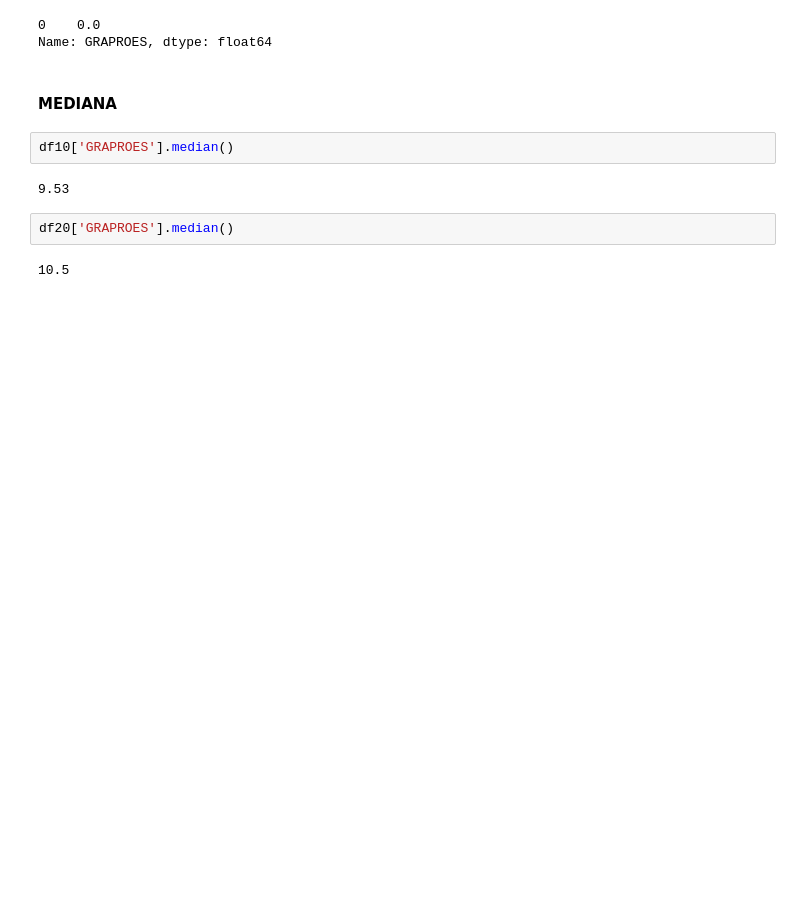
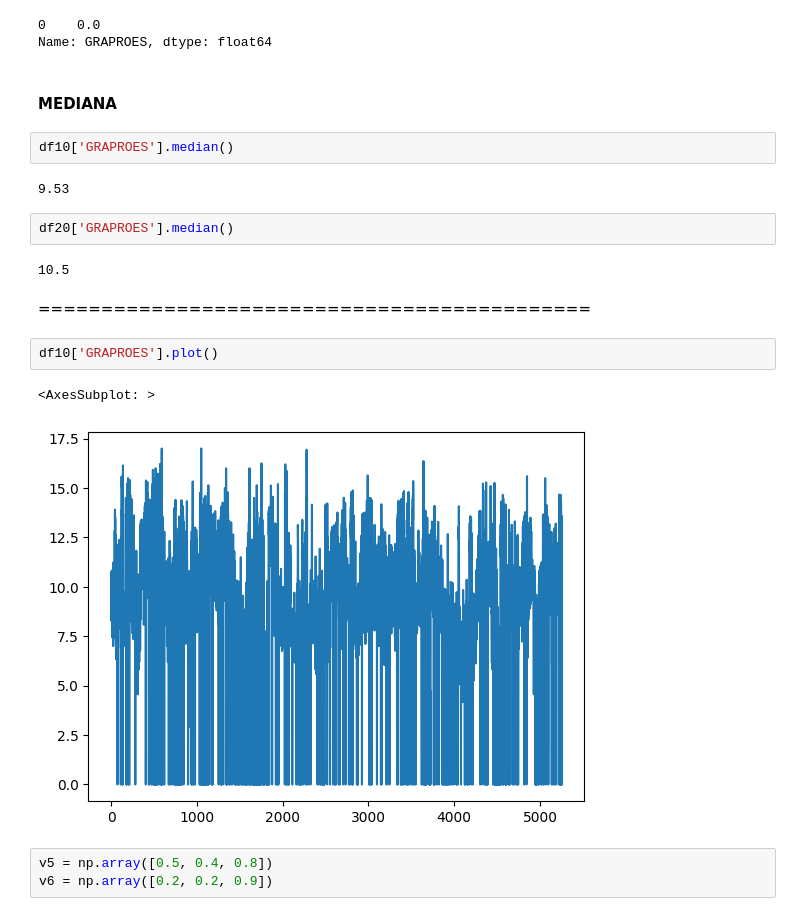
Before and after one commit to MaximilianoVM/DATA-MINIG-2023-1, a Jupyter notebook: M3.3_practica.ipynb, the cells around one changed output. Cells and saved outputs as stored; diff of their text form; blank space fills up the shorter version.

```diff
--- a/M3.3_practica.ipynb
+++ b/M3.3_practica.ipynb
@@ -210,3 +210,13 @@ df10['GRAPROES'].median()
 df20['GRAPROES'].median()
 # %% [output]
 10.5
+# %% [markdown]
+============================================
+# %%
+df10['GRAPROES'].plot()
+# %% [output]
+<AxesSubplot: >
+[figure, added]
+# %%
+v5 = np.array([0.5, 0.4, 0.8])
+v6 = np.array([0.2, 0.2, 0.9])
```
Also changed, not shown: parts of 1 cell of this notebook.
